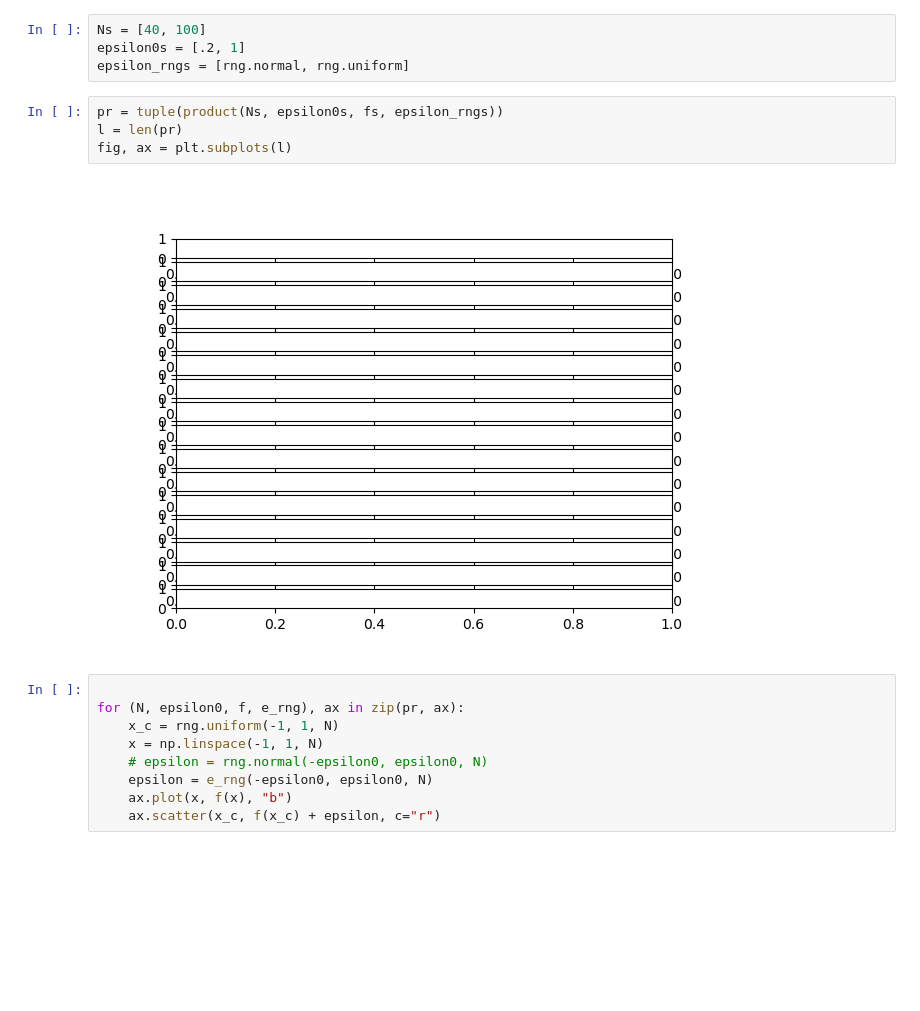
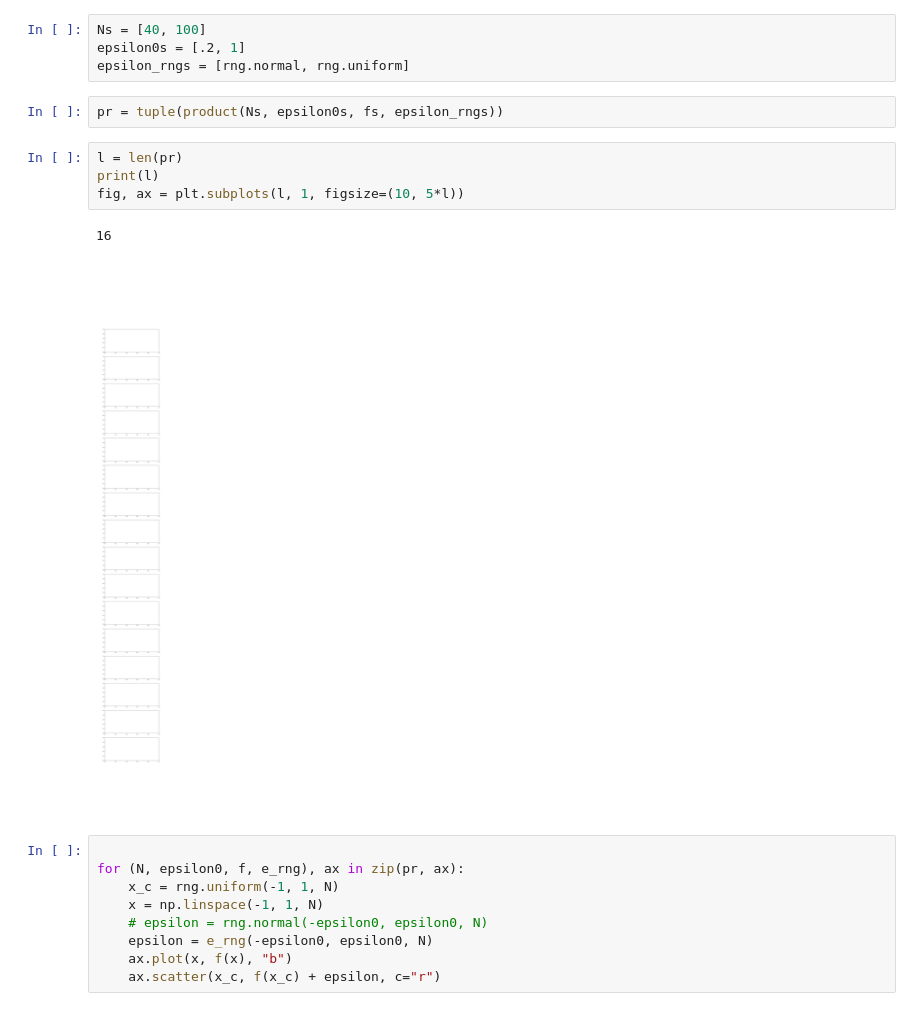
Before and after one commit to Alex1um/tmml, a Jupyter notebook: 1.ipynb, the cells around one changed output. Drawn from its saved outputs; the diff is of its cells as text; blank space fills up the shorter version.

Commit message:
figure size

```diff
--- a/1.ipynb
+++ b/1.ipynb
@@ -12,12 +12,15 @@ fs = map(np.vectorize, [lambda x: a*x**3 + b*x**2 + c*x + d, lambda x: x*sin(2*p
 Ns = [40, 100]
 epsilon0s = [.2, 1]
 epsilon_rngs = [rng.normal, rng.uniform]
+# %%
+pr = tuple(product(Ns, epsilon0s, fs, epsilon_rngs))
 # %%
-pr = tuple(product(Ns, epsilon0s, fs, epsilon_rngs))
 l = len(pr)
-fig, ax = plt.subplots(l)
+print(l)
+fig, ax = plt.subplots(l, 1, figsize=(10, 5*l))
 # %% [output]
+16
-[figure, old version]
+[figure, new version]
 # %%
 
 for (N, epsilon0, f, e_rng), ax in zip(pr, ax):
```
